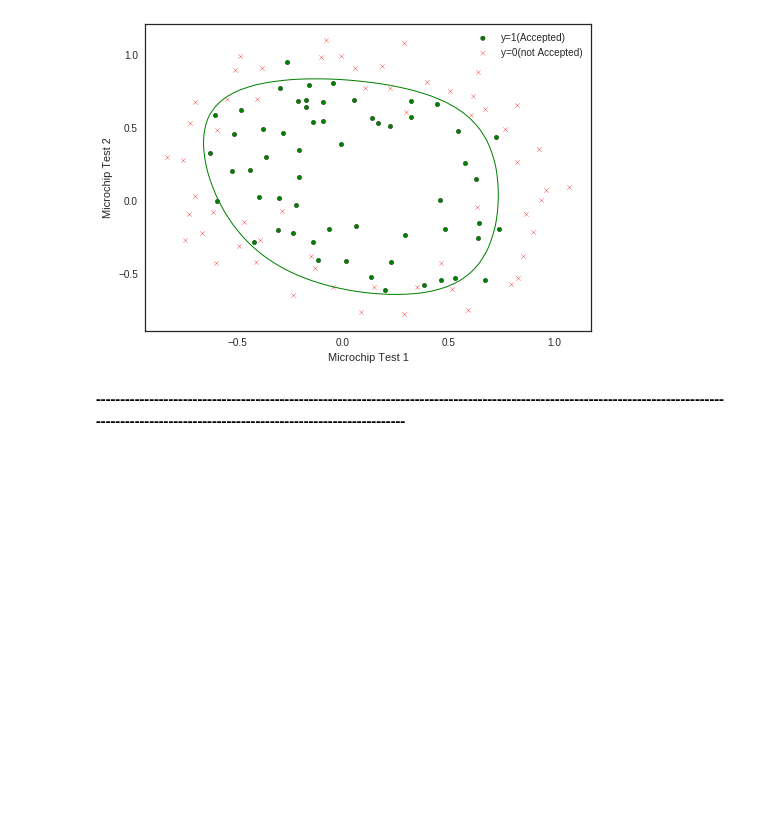
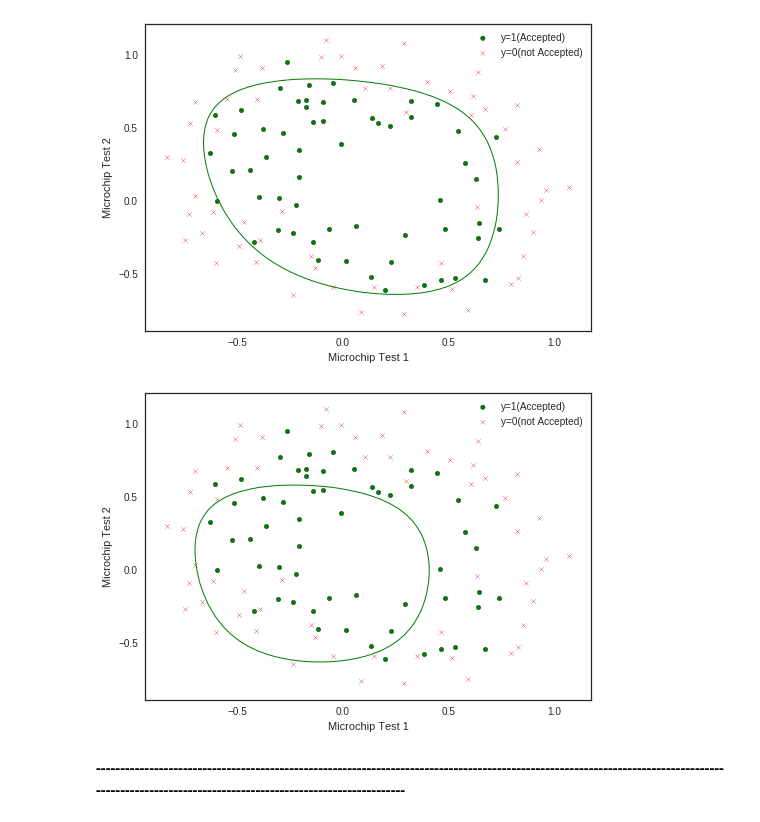
Before and after one commit to myselfHimanshu/Coursera-DataML, a Jupyter notebook: MachineLearning/Exercise_2 Logistic Regression.ipynb, the cells around one changed output. Drawn from its saved outputs; the diff is of its cells as text; code cells hidden in the pictures; blank space fills up the shorter version.

```diff
--- a/MachineLearning/Exercise_2 Logistic Regression.ipynb
+++ b/MachineLearning/Exercise_2 Logistic Regression.ipynb
@@ -249,5 +249,25 @@ h = h.reshape(xx1.shape)
 plt.contour(xx1, xx2, h, [0.5], linewidths=1, colors='g');
 # %% [output]
 [figure]
+# %%
+negative=ex2_data[:,2]==0
+positive=ex2_data[:,2]==1
+
+plt.scatter(ex2_data[positive][:,0],ex2_data[positive][:,1],marker='o',c='g',label='y=1(Accepted)')
+plt.scatter(ex2_data[negative][:,0],ex2_data[negative][:,1],marker='x',c='r',label='y=0(not Accepted)')
+
+plt.xlabel('Microchip Test 1')
+plt.ylabel('Microchip Test 2')
+plt.legend()
+
+res2_lambda100 = minimize(computeCostReg, initial_theta, args=(X1, y, 100), jac=gradientReg, options={'maxiter':3000})
+x1_min, x1_max = X[:,0].min(), X[:,0].max(),
+x2_min, x2_max = X[:,1].min(), X[:,1].max(),
+xx1, xx2 = np.meshgrid(np.linspace(x1_min, x1_max), np.linspace(x2_min, x2_max))
+h = sigmoid(degree.fit_transform(np.c_[xx1.ravel(), xx2.ravel()]).dot(res2_lambda100.x))
+h = h.reshape(xx1.shape)
+plt.contour(xx1, xx2, h, [0.5], linewidths=1, colors='g');
+# %% [output]
+[figure, added]
 # %% [markdown]
 <b>--------------------------------------------------------------------------------------------------------------------------------------------------------------------------------------------------</b>
```
